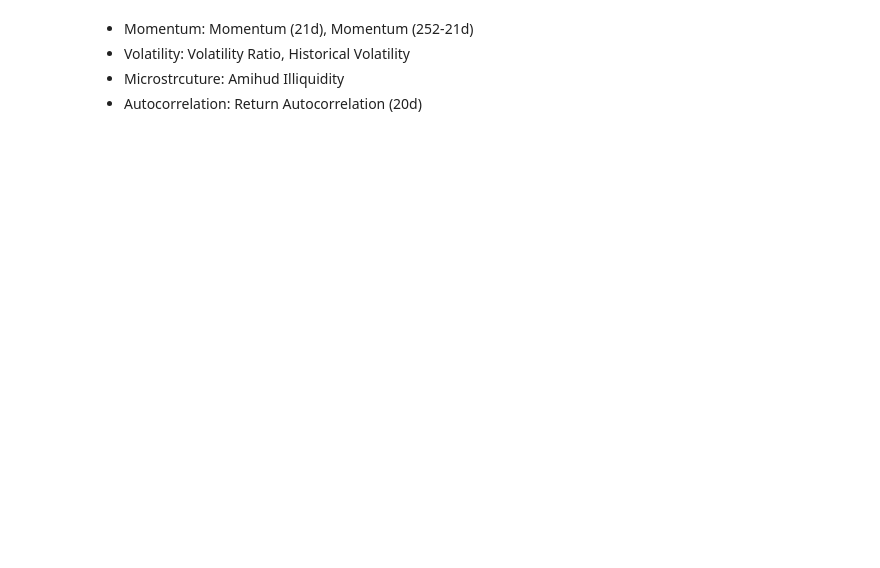
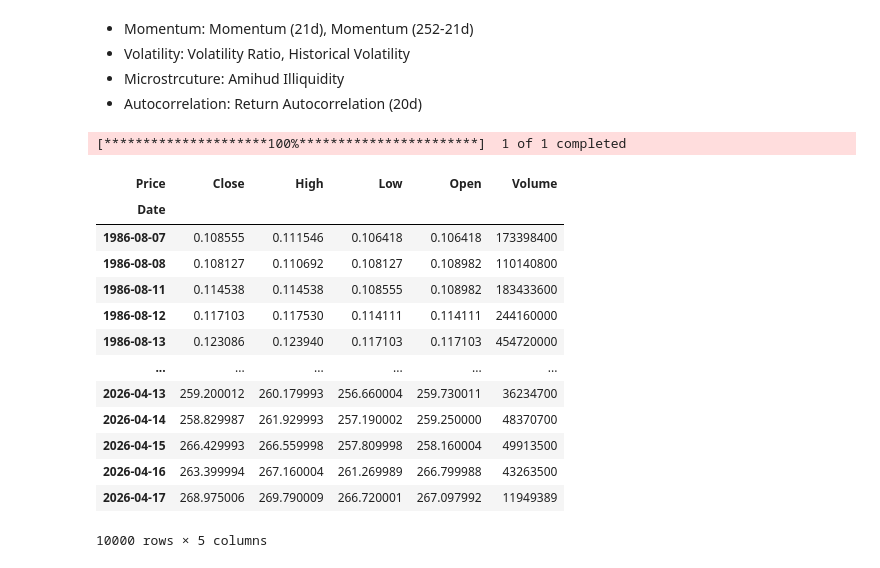
Before and after one commit to giovanarsfalcao/trading-analytics, a Jupyter notebook: research/2_features/1_price_derived/quant_features.ipynb, the cells around one changed output. Drawn from its saved outputs; the diff is of its cells as text; code cells hidden in the pictures; blank space fills up the shorter version.

```diff
--- a/research/2_features/1_price_derived/quant_features.ipynb
+++ b/research/2_features/1_price_derived/quant_features.ipynb
@@ -4,22 +4,43 @@
 - Microstrcuture: Amihud Illiquidity
 - Autocorrelation: Return Autocorrelation (20d)
 # %%
+import yfinance as yf
 import numpy as np
 import pandas as pd
 import sys
 sys.path.insert(0, "/Users/giovanafalcao/Desktop/Projects/trading-analytics")
 from utils import yfinance_fix
+import matplotlib.pyplot as plt
+
 
 TICKER = "AAPL"
 INTERVAL = "1d"
 PERIOD = "730d" if INTERVAL == "1D" else "max"
 SHIFT = 1
 LOOKBACK = 10000
 
 def fetch_price_data(ticker = TICKER, interval = INTERVAL, period = PERIOD, shift = SHIFT, lookback = LOOKBACK):
     df = yf.download(ticker, session=yfinance_fix.chrome_session, interval = interval, period = period)
     df.columns = df.columns.get_level_values(0)
-    df = df.reset_index(drop=True)
 
     return df.iloc[-lookback:, :]
+
+df = fetch_price_data()
+df
+# %% [output]
+[*********************100%***********************]  1 of 1 completed
+| Price | Close | High | Low | Open | Volume |
+| Date |  |  |  |  |  |
+| 1986-08-07 | 0.108555 | 0.111546 | 0.106418 | 0.106418 | 173398400 |
+| 1986-08-08 | 0.108127 | 0.110692 | 0.108127 | 0.108982 | 110140800 |
+| 1986-08-11 | 0.114538 | 0.114538 | 0.108555 | 0.108982 | 183433600 |
+| 1986-08-12 | 0.117103 | 0.117530 | 0.114111 | 0.114111 | 244160000 |
+| 1986-08-13 | 0.123086 | 0.123940 | 0.117103 | 0.117103 | 454720000 |
+| ... | ... | ... | ... | ... | ... |
+| 2026-04-13 | 259.200012 | 260.179993 | 256.660004 | 259.730011 | 36234700 |
+| 2026-04-14 | 258.829987 | 261.929993 | 257.190002 | 259.250000 | 48370700 |
+| 2026-04-15 | 266.429993 | 266.559998 | 257.809998 | 258.160004 | 49913500 |
+| 2026-04-16 | 263.399994 | 267.160004 | 261.269989 | 266.799988 | 43263500 |
+| 2026-04-17 | 268.975006 | 269.790009 | 266.720001 | 267.097992 | 11949389 |
+10000 rows × 5 columns
 # %% [markdown]
```
Also changed, not shown: parts of 12 cells of this notebook.
